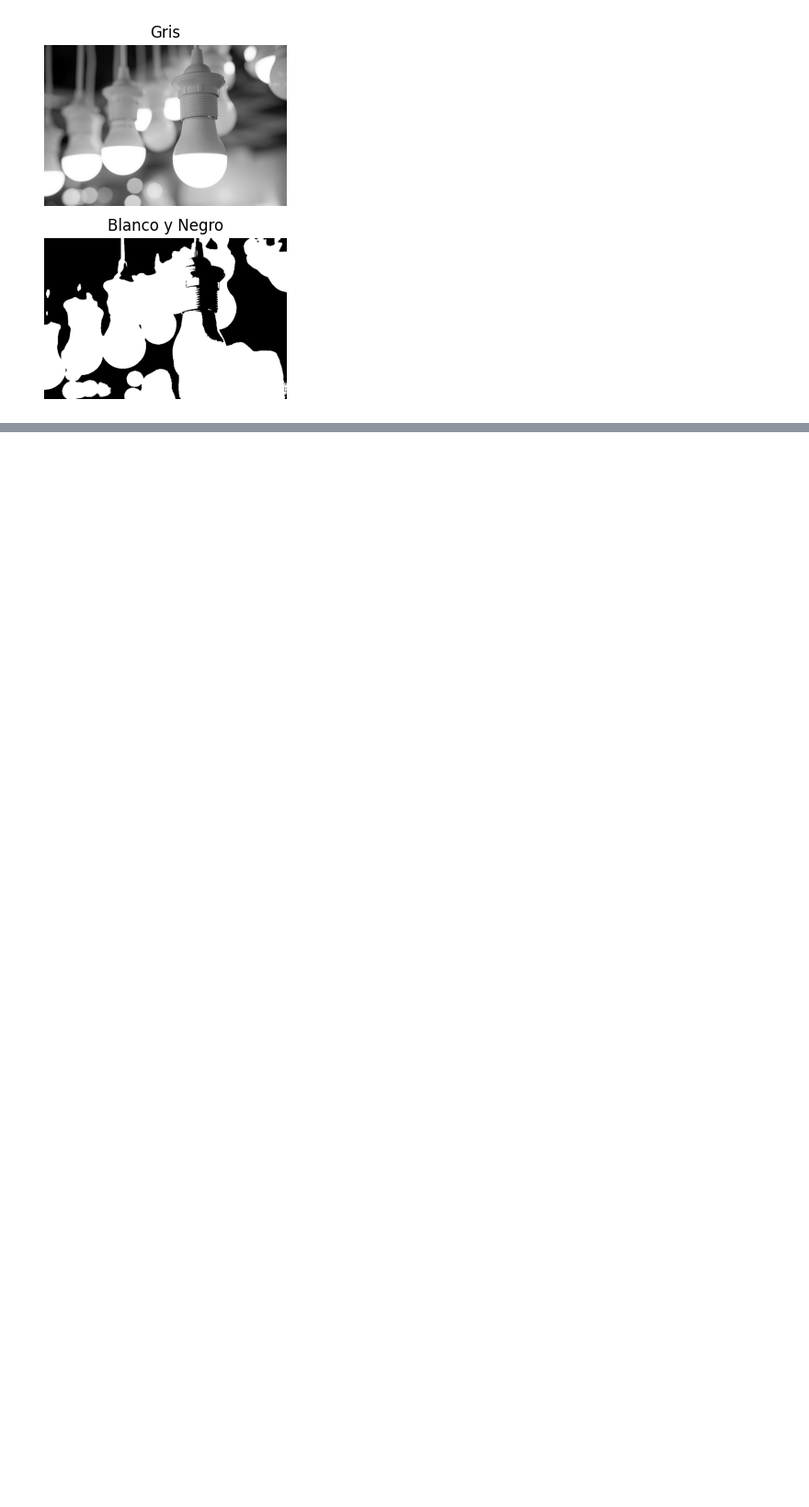
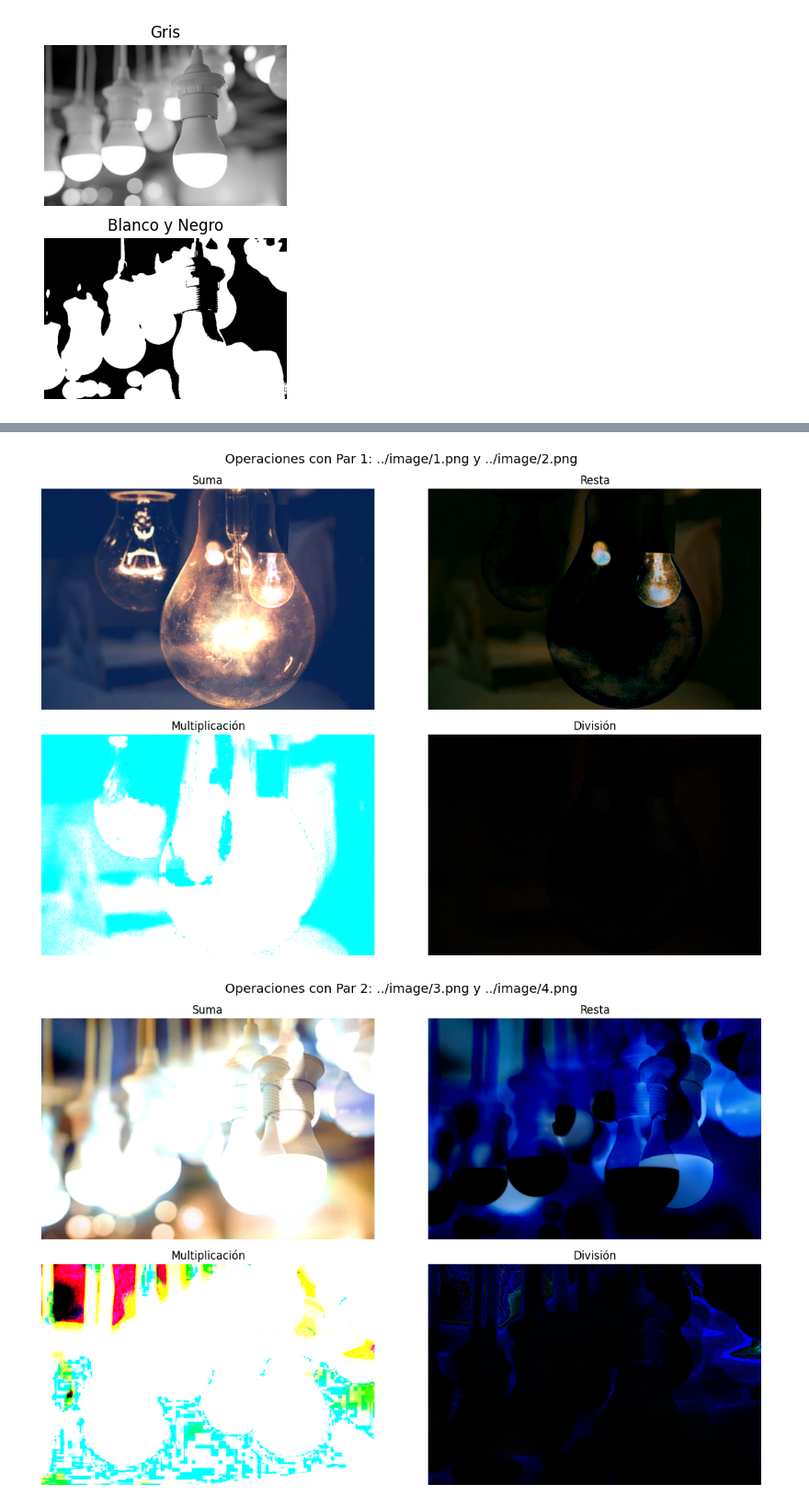
Before and after one commit to BrandonBrandon-alt/parcial1_visualizacion, a Jupyter notebook: algoritmos/Operaciones.ipynb, the cells around one changed output, grey strips where cells are left out. Shown at 92% size. Drawn from its saved outputs; the diff is of its cells as text; code cells hidden in the pictures; blank space fills up the shorter version.

```diff
--- a/algoritmos/Operaciones.ipynb
+++ b/algoritmos/Operaciones.ipynb
@@ -68,0 +148,60 @@ for i in range(len(imagenes)):
+# %%
+import cv2
+import matplotlib.pyplot as plt
+
+# Lista de imágenes
+imagenes = ['../image/1.png', '../image/2.png', '../image/3.png', '../image/4.png']
+
+# Procesar en pares (1-2 y 3-4)
+pares = [(imagenes[0], imagenes[1]), (imagenes[2], imagenes[3])]
+
+for idx, (imgA_path, imgB_path) in enumerate(pares, start=1):
+    # Cargar imágenes
+    img1 = cv2.imread(imgA_path, cv2.IMREAD_COLOR)
+    img2 = cv2.imread(imgB_path, cv2.IMREAD_COLOR)
+
+
+
+    # Redimensionar img2 al tamaño de img1
+    img2 = cv2.resize(img2, (img1.shape[1], img1.shape[0]))
+
+    # Operaciones
+    sum_img  = cv2.add(img1, img2)
+    diff_img = cv2.subtract(img1, img2)
+    mult_img = cv2.multiply(img1, img2)
+    div_img  = cv2.divide(img1, img2)
+
+    # Mostrar resultados
+    fig, axes = plt.subplots(2, 2, figsize=(12, 8))
+    fig.suptitle(f"Operaciones con Par {idx}: {imgA_path} y {imgB_path}", fontsize=14)
+
+    axes[0][0].imshow(cv2.cvtColor(sum_img, cv2.COLOR_BGR2RGB))
+    axes[0][0].set_title("Suma")
+    axes[0][0].axis('off')
+
+    axes[0][1].imshow(cv2.cvtColor(diff_img, cv2.COLOR_BGR2RGB))
+    axes[0][1].set_title("Resta")
+    axes[0][1].axis('off')
+
+    axes[1][0].imshow(cv2.cvtColor(mult_img, cv2.COLOR_BGR2RGB))
+    axes[1][0].set_title("Multiplicación")
+    axes[1][0].axis('off')
+
+    axes[1][1].imshow(cv2.cvtColor(div_img, cv2.COLOR_BGR2RGB))
+    axes[1][1].set_title("División")
+    axes[1][1].axis('off')
+
+    plt.tight_layout()
+    plt.show()
+
+    # Carpeta donde se guardarán los resultados
+    output_dir = "../image/resultados/operaciones/aritmeticas/"
+
+    # Guardar imágenes resultantes
+    cv2.imwrite(output_dir + f"imagenes-suma-par{idx}.png", sum_img)
+    cv2.imwrite(output_dir + f"imagenes-resta-par{idx}.png", diff_img)
+    cv2.imwrite(output_dir + f"imagenes-multiplicacion-par{idx}.png", mult_img)
+    cv2.imwrite(output_dir + f"imagenes-division-par{idx}.png", div_img)
+# %% [output]
+[figure, added]
+[figure, added]
```
Also changed, not shown: parts of 8 cells of this notebook, 16 other files.
